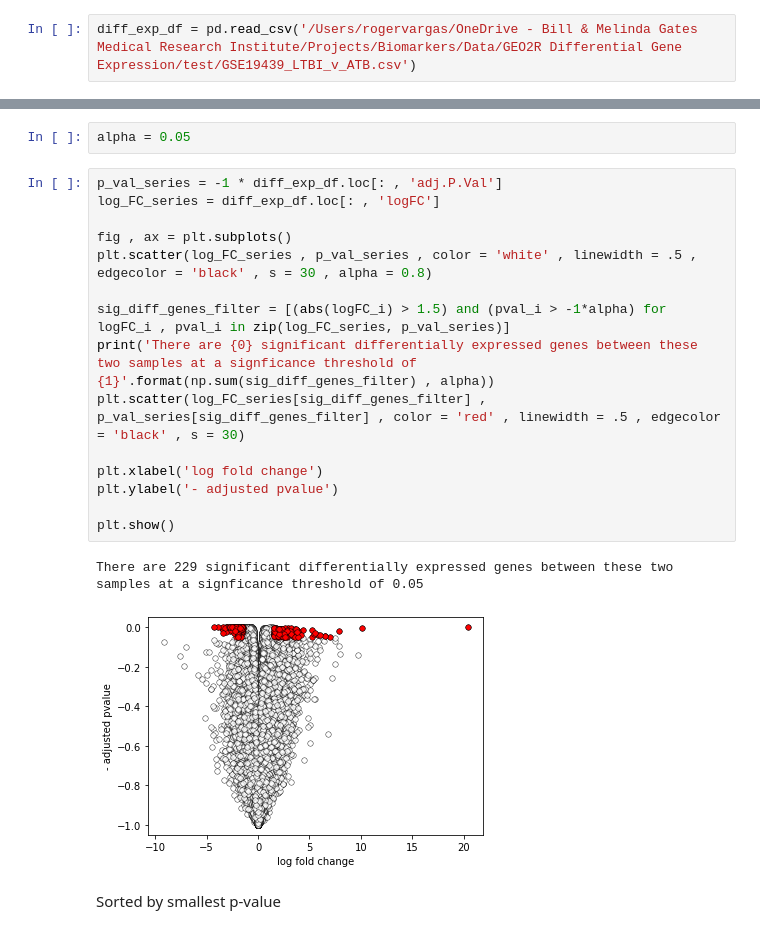
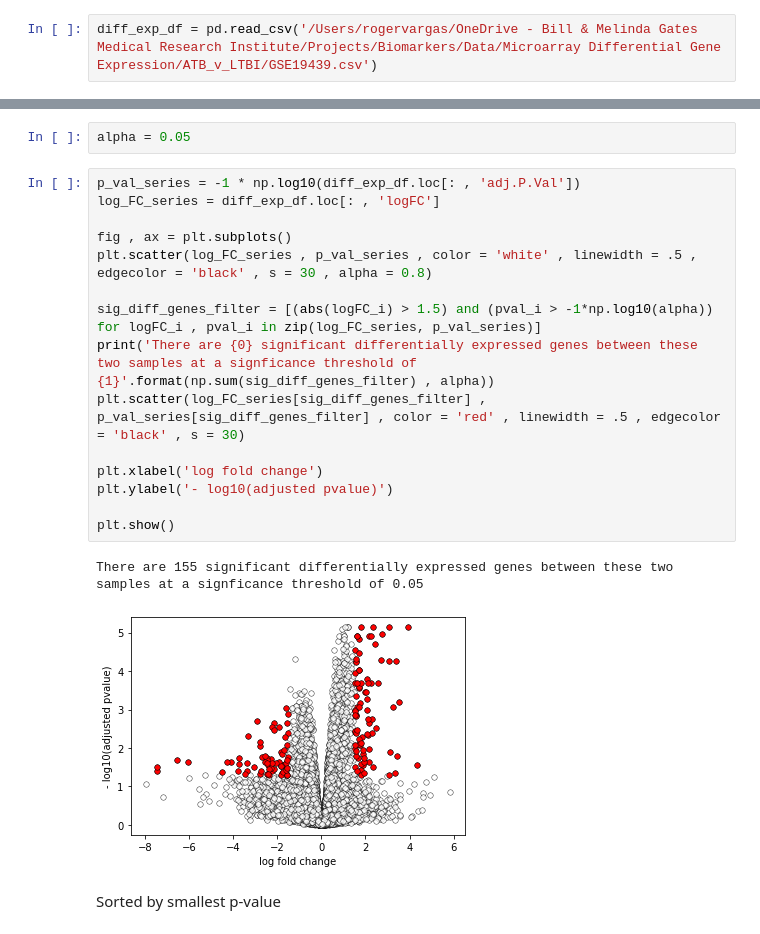
Before and after one commit to vargasr39/Gates-MRI, a Jupyter notebook: Py Volcano plot test.ipynb, the cells around one changed output, grey strips where cells are left out. Saved outputs shown, nothing was run; the diff lists cells and outputs as text.

```diff
--- a/Py Volcano plot test.ipynb
+++ b/Py Volcano plot test.ipynb
@@ -7,5 +7,5 @@ import pandas as pd
 # %%
-diff_exp_df = pd.read_csv('/Users/rogervargas/OneDrive - Bill & Melinda Gates Medical Research Institute/Projects/Biomarkers/Data/GEO2R Differential Gene Expression/test/GSE19439_LTBI_v_ATB.csv')
+diff_exp_df = pd.read_csv('/Users/rogervargas/OneDrive - Bill & Melinda Gates Medical Research Institute/Projects/Biomarkers/Data/Microarray Differential Gene Expression/ATB_v_LTBI/GSE19439.csv')
 # %%
 diff_exp_df.head()
 # %% [output]
@@ -21,23 +25,23 @@ diff_exp_df.head()
 # %%
 alpha = 0.05
 # %%
-p_val_series = -1 * diff_exp_df.loc[: , 'adj.P.Val']
+p_val_series = -1 * np.log10(diff_exp_df.loc[: , 'adj.P.Val'])
 log_FC_series = diff_exp_df.loc[: , 'logFC']
 
 fig , ax = plt.subplots()
 plt.scatter(log_FC_series , p_val_series , color = 'white' , linewidth = .5 , edgecolor = 'black' , s = 30 , alpha = 0.8)
 
-sig_diff_genes_filter = [(abs(logFC_i) > 1.5) and (pval_i > -1*alpha) for logFC_i , pval_i in zip(log_FC_series, p_val_series)]
+sig_diff_genes_filter = [(abs(logFC_i) > 1.5) and (pval_i > -1*np.log10(alpha)) for logFC_i , pval_i in zip(log_FC_series, p_val_series)]
 print('There are {0} significant differentially expressed genes between these two samples at a signficance threshold of {1}'.format(np.sum(sig_diff_genes_filter) , alpha))
 plt.scatter(log_FC_series[sig_diff_genes_filter] , p_val_series[sig_diff_genes_filter] , color = 'red' , linewidth = .5 , edgecolor = 'black' , s = 30)
 
 plt.xlabel('log fold change')
-plt.ylabel('- adjusted pvalue')
+plt.ylabel('- log10(adjusted pvalue)')
 
 plt.show()
 # %% [output]
-There are 229 significant differentially expressed genes between these two samples at a signficance threshold of 0.05
+There are 155 significant differentially expressed genes between these two samples at a signficance threshold of 0.05
-[figure, old version]
+[figure, new version]
 # %% [markdown]
 Sorted by smallest p-value
 # %%
```
Also changed, not shown: parts of 11 cells of this notebook, 4 other files.
